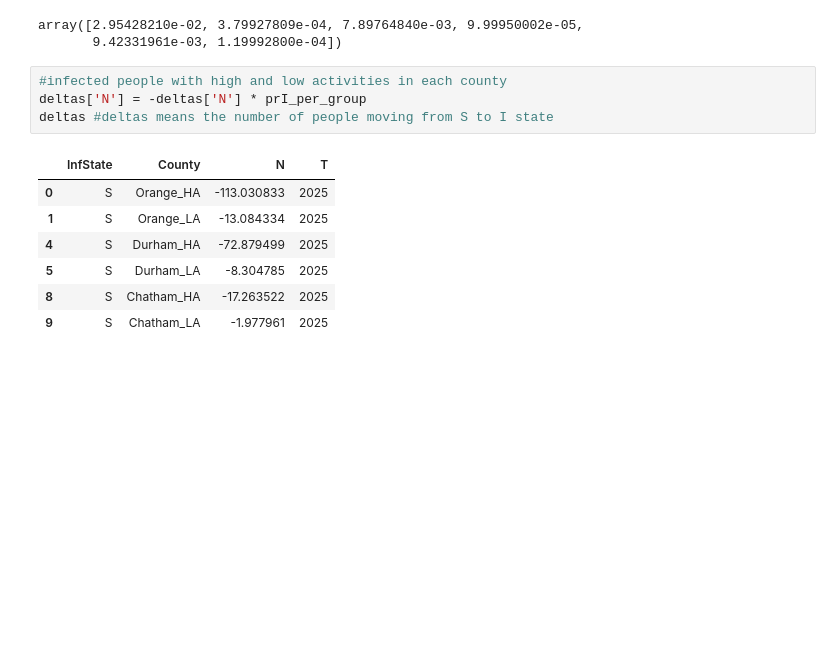
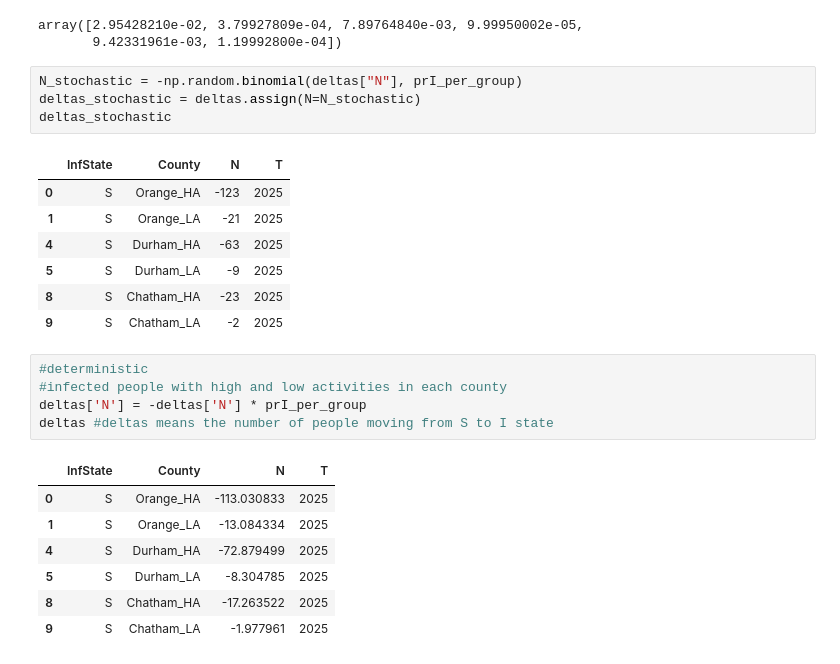
Before and after one commit to UNCIDD/tabularepimdl, a Jupyter notebook: examples/Matrix_Kronecker_Product.ipynb, the cells around one changed output. Drawn from its saved outputs; the diff is of its cells as text; blank space fills up the shorter version.

Commit message:
add compartment R and stochasticity

```diff
--- a/examples/Matrix_Kronecker_Product.ipynb
+++ b/examples/Matrix_Kronecker_Product.ipynb
@@ -169,7 +169,20 @@ prI_per_group
 # %% [output]
 array([2.95428210e-02, 3.79927809e-04, 7.89764840e-03, 9.99950002e-05,
        9.42331961e-03, 1.19992800e-04])
+# %%
+N_stochastic = -np.random.binomial(deltas["N"], prI_per_group)
+deltas_stochastic = deltas.assign(N=N_stochastic)
+deltas_stochastic
+# %% [output]
+|  | InfState | County | N | T |
+| 0 | S | Orange_HA | -123 | 2025 |
+| 1 | S | Orange_LA | -21 | 2025 |
+| 4 | S | Durham_HA | -63 | 2025 |
+| 5 | S | Durham_LA | -9 | 2025 |
+| 8 | S | Chatham_HA | -23 | 2025 |
+| 9 | S | Chatham_LA | -2 | 2025 |
 # %%
+#deterministic
 #infected people with high and low activities in each county
 deltas['N'] = -deltas['N'] * prI_per_group
 deltas #deltas means the number of people moving from S to I state
```
Also changed, not shown: parts of 4 cells of this notebook.
